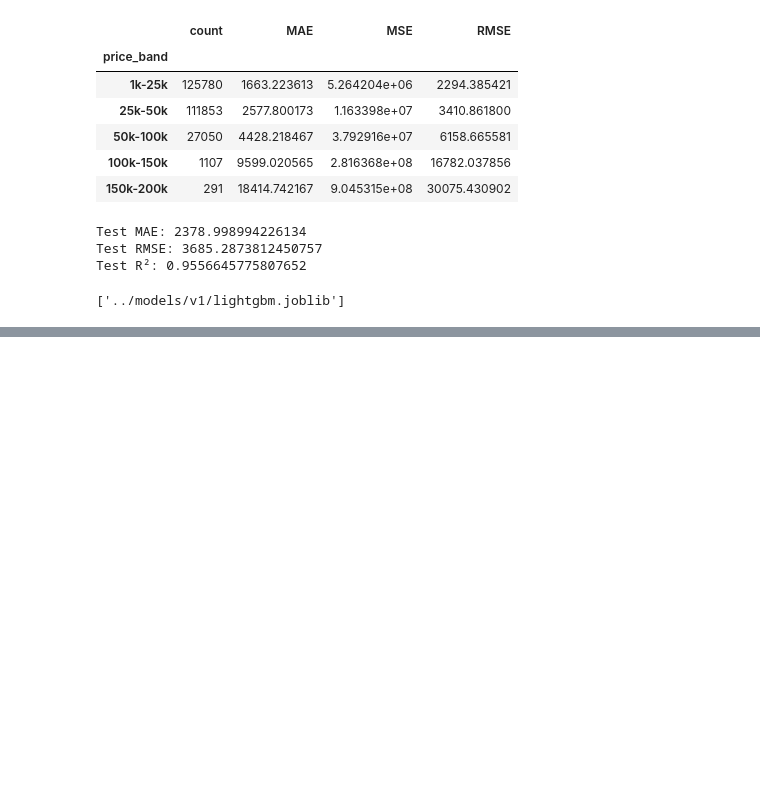
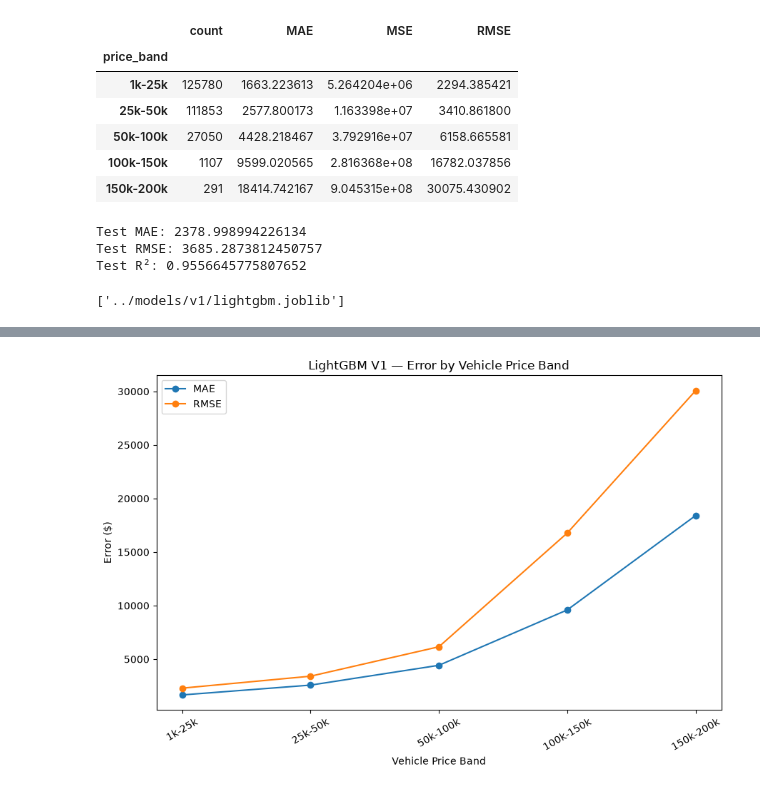
Before and after one commit to CaseyKiiza2026/vehicle-valuation-platform, a Jupyter notebook: notebooks/v1_models.ipynb, the cells around one changed output, grey strips where cells are left out. Saved outputs shown, nothing was run; the diff lists cells and outputs as text; code cells hidden in the pictures; blank space fills up the shorter version.

```diff
--- a/notebooks/v1_models.ipynb
+++ b/notebooks/v1_models.ipynb
@@ -388,0 +425,41 @@ joblib.dump(lgbm, "../models/v1/lightgbm.joblib")
+# %%
+plt.figure(figsize=(9, 6))
+
+x = range(len(band_metrics))
+
+plt.plot(
+    x,
+    band_metrics["MAE"],
+    marker="o",
+    label="MAE"
+)
+
+plt.plot(
+    x,
+    band_metrics["RMSE"],
+    marker="o",
+    label="RMSE"
+)
+
+plt.xticks(
+    x,
+    band_metrics.index.astype(str),
+    rotation=30
+)
+
+plt.xlabel("Vehicle Price Band")
+plt.ylabel("Error ($)")
+plt.title("LightGBM V1 — Error by Vehicle Price Band")
+
+plt.legend()
+plt.tight_layout()
+
+plt.savefig(
+    "../reports/figures/price_band_error_v1.png",
+    dpi=300,
+    bbox_inches="tight"
+)
+
+plt.show()
+# %% [output]
+[figure, added]
```
Also changed, not shown: parts of 2 cells of this notebook, 5 other files.
